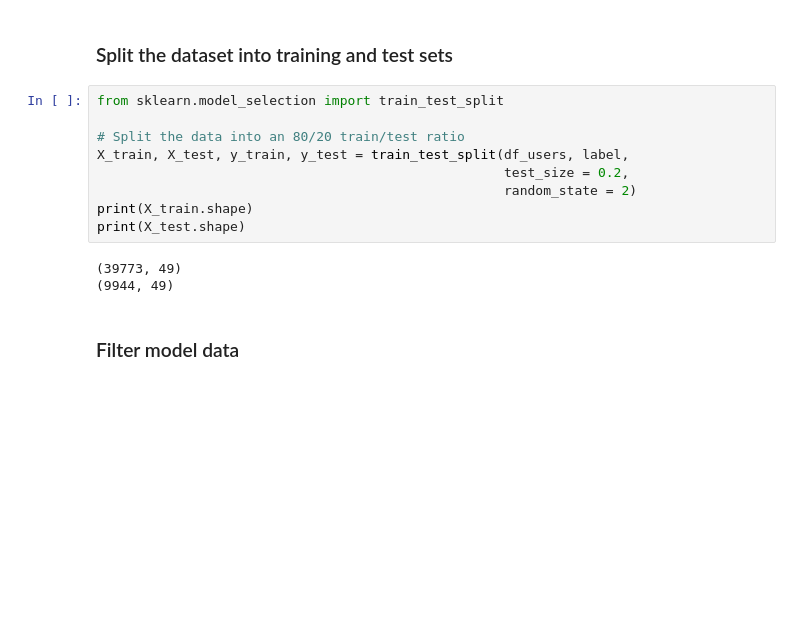
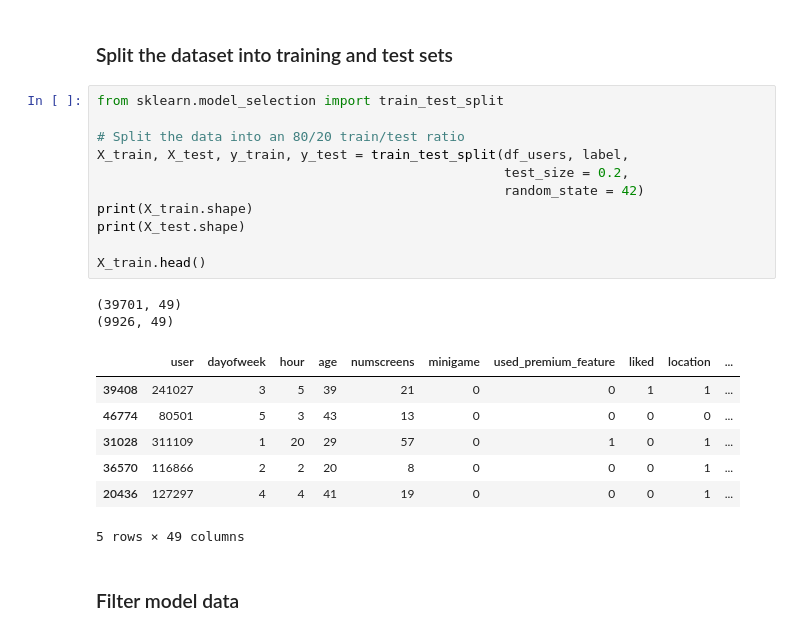
Before and after one commit to c-grigsby/ml-fintech-case-studies, a Jupyter notebook: directing-user-subscriptions/notebooks/directing-user-subscriptions_model.ipynb, the cells around one changed output. Drawn from its saved outputs; the diff is of its cells as text; blank space fills up the shorter version.

```diff
--- a/directing-user-subscriptions/notebooks/directing-user-subscriptions_model.ipynb
+++ b/directing-user-subscriptions/notebooks/directing-user-subscriptions_model.ipynb
@@ -38,15 +38,24 @@ df_users = df_users.drop(columns = 'enrolled')
 # %%
 from sklearn.model_selection import train_test_split
 
 # Split the data into an 80/20 train/test ratio
 X_train, X_test, y_train, y_test = train_test_split(df_users, label,
                                                     test_size = 0.2,
-                                                    random_state = 2)
+                                                    random_state = 42)
 print(X_train.shape)
 print(X_test.shape)
+
+X_train.head()
 # %% [output]
-(39773, 49)
-(9944, 49)
+(39701, 49)
+(9926, 49)
+|  | user | dayofweek | hour | age | numscreens | minigame | used_premium_feature | liked | location | ... |
+| 39408 | 241027 | 3 | 5 | 39 | 21 | 0 | 0 | 1 | 1 | ... |
+| 46774 | 80501 | 5 | 3 | 43 | 13 | 0 | 0 | 0 | 0 | ... |
+| 31028 | 311109 | 1 | 20 | 29 | 57 | 0 | 1 | 0 | 1 | ... |
+| 36570 | 116866 | 2 | 2 | 20 | 8 | 0 | 0 | 0 | 1 | ... |
+| 20436 | 127297 | 4 | 4 | 41 | 19 | 0 | 0 | 0 | 1 | ... |
+5 rows × 49 columns
 # %% [markdown]
 ### Filter model data
 # %%
```
Also changed, not shown: parts of 33 cells of this notebook, 3 other files.
